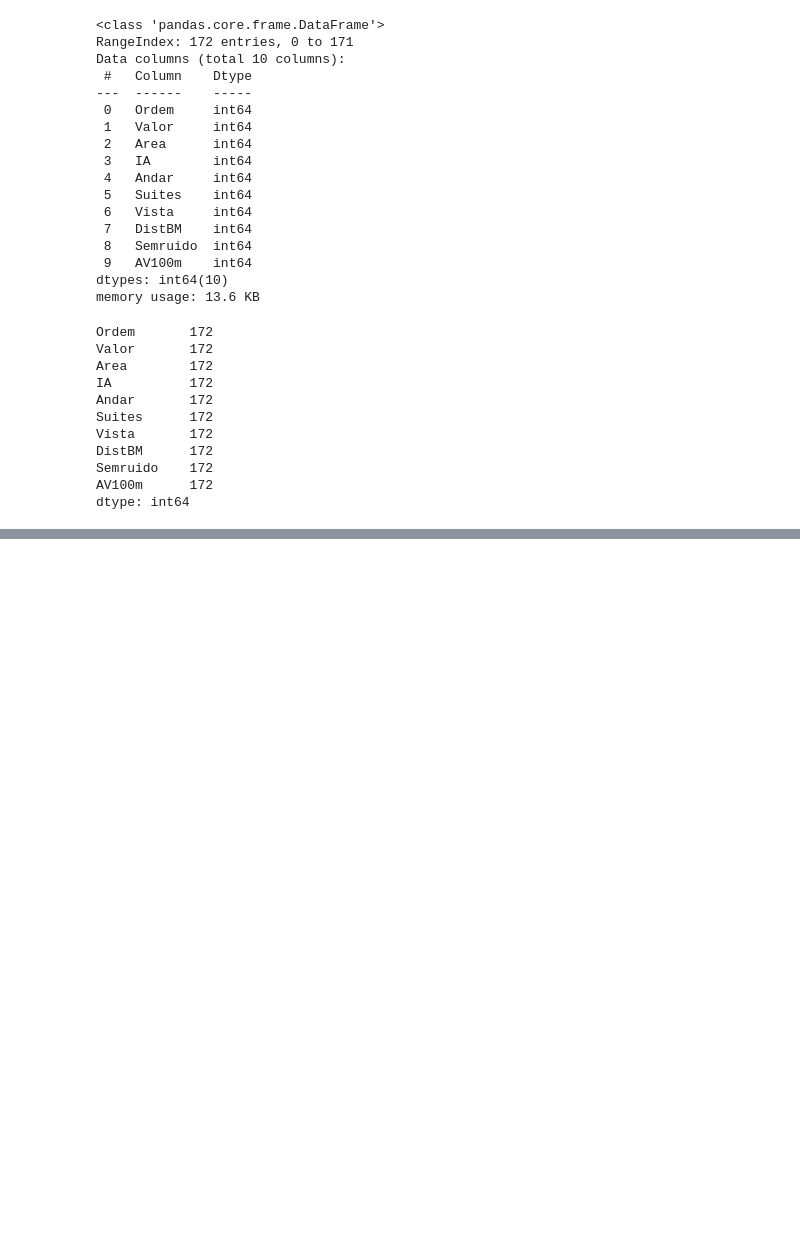
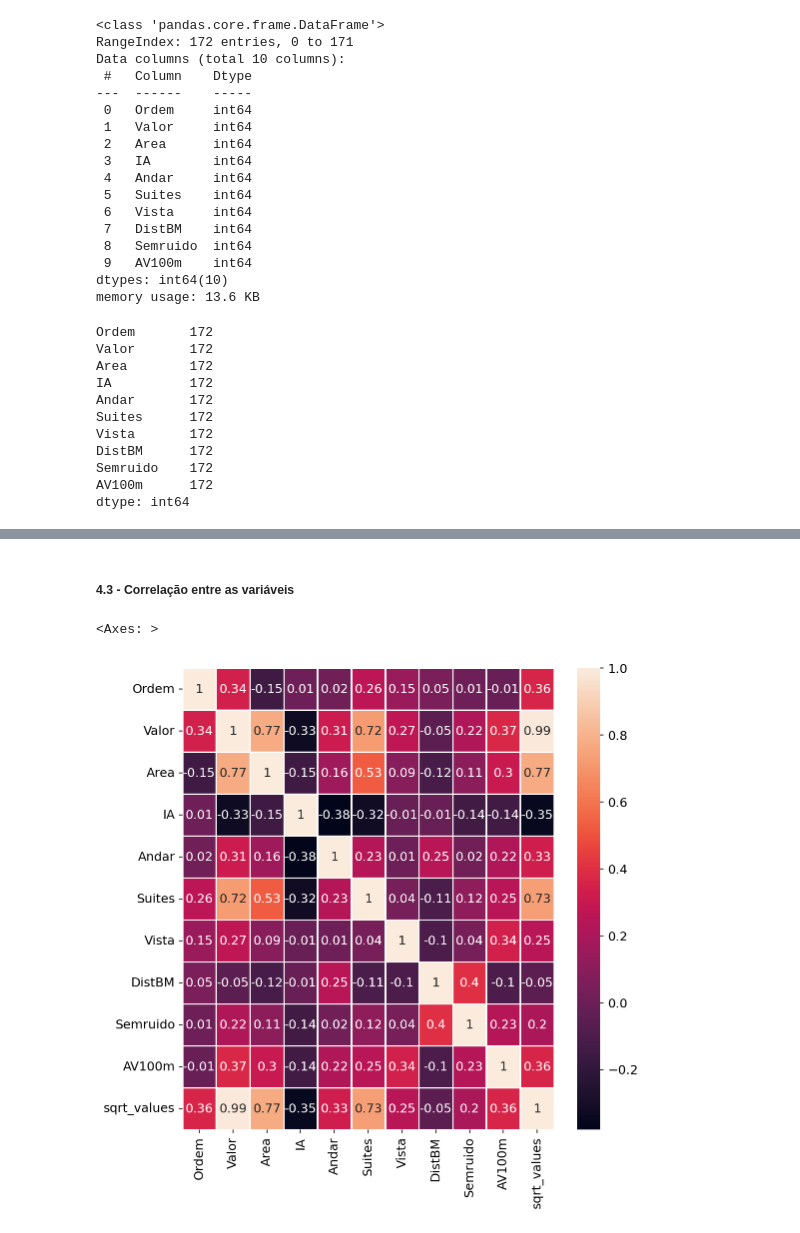
Before and after one commit to janainacazuza/Data-Analytics-FIAP-Pos-Thech, a Jupyter notebook: fase_02/notebooks/exploration/01_Featuring.ipynb, the cells around one changed output, grey strips where cells are left out. Cells and saved outputs as stored; diff of their text form; code cells hidden in the pictures; blank space fills up the shorter version.

```diff
--- a/fase_02/notebooks/exploration/01_Featuring.ipynb
+++ b/fase_02/notebooks/exploration/01_Featuring.ipynb
@@ -319,0 +380,10 @@ np.int64(0)
+# %% [markdown]
+##### 4.3 - Correlação entre as variáveis
+# %%
+correlation_matrix = df.corr().round(2)
+
+fig, ax = plt.subplots(figsize=(8, 8))
+sns.heatmap(data=correlation_matrix, annot=True, linewidths=0.5, ax=ax)
+# %% [output]
+<Axes: >
+[figure, added]
```
Also changed, not shown: parts of 34 cells of this notebook, 1 other file.
